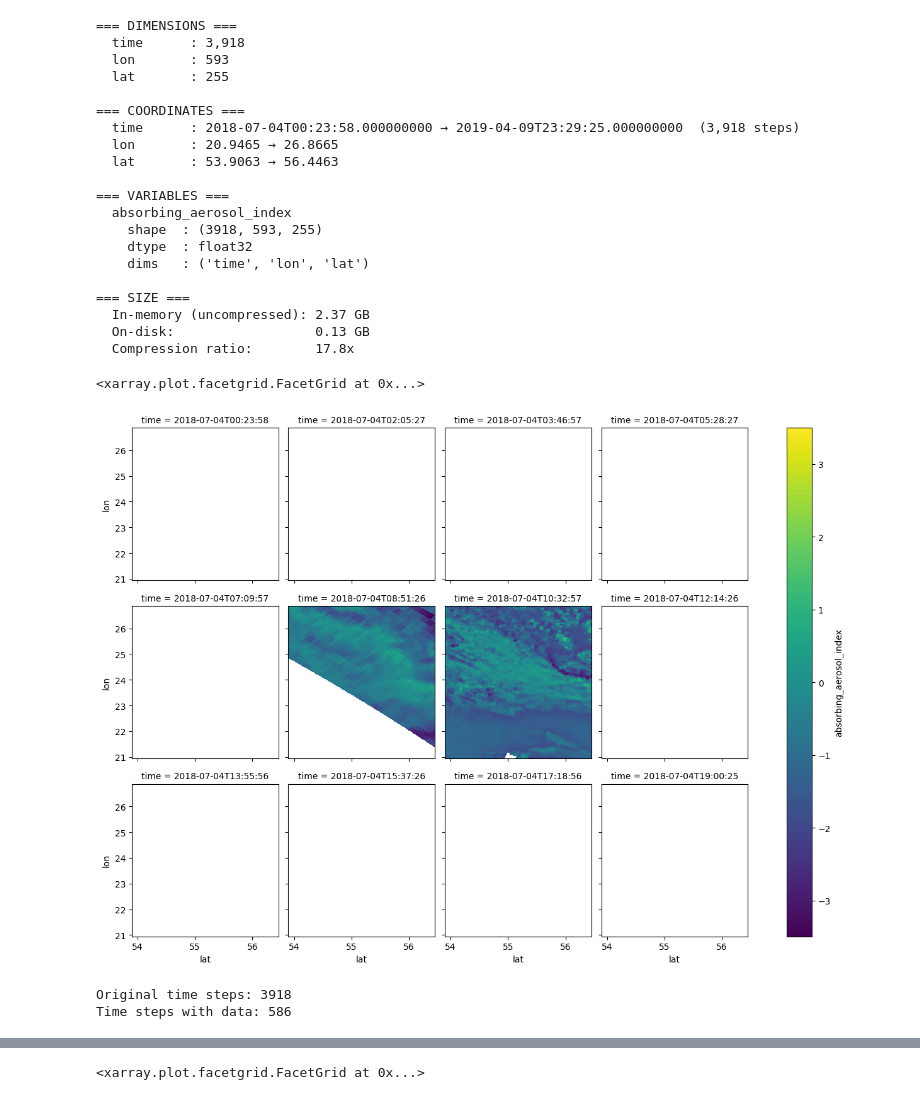
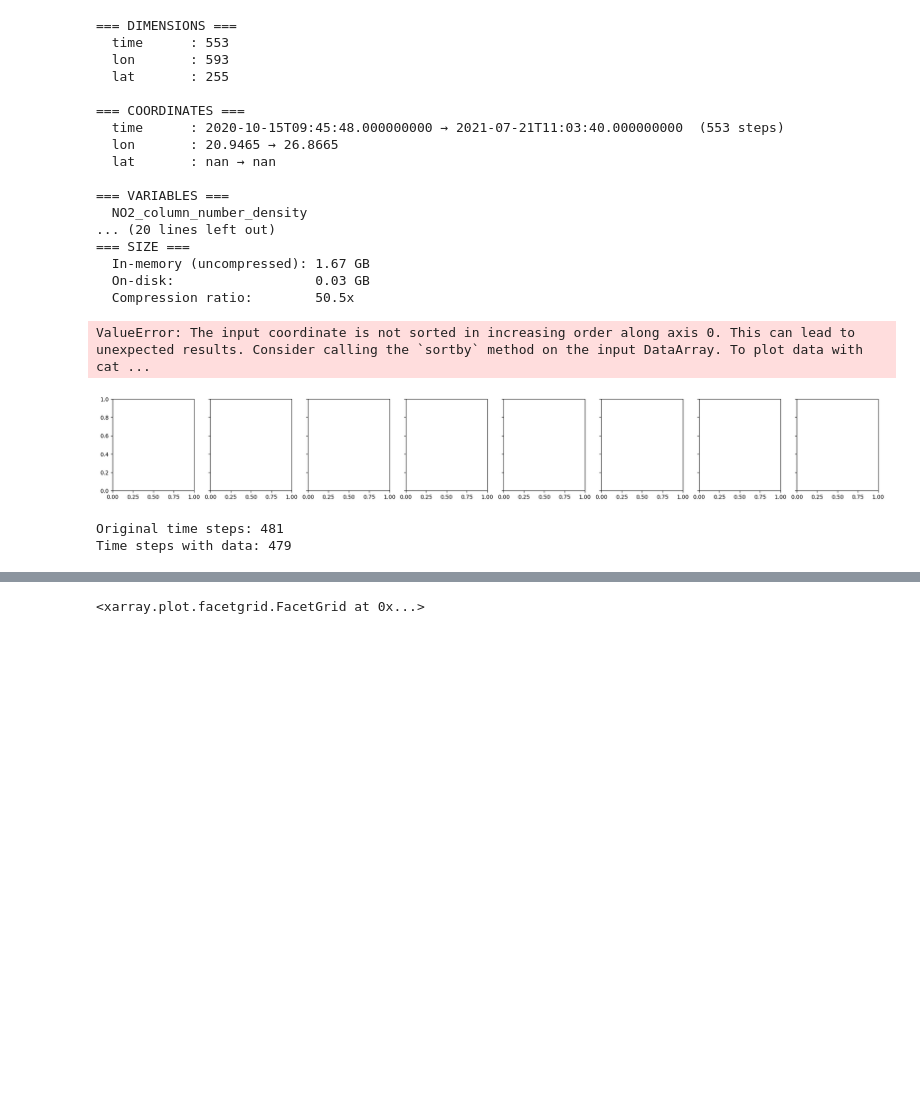
Before and after one commit to rugcer04/Duomenu_mokslo_projektas, a Jupyter notebook: code/python/sentinel/Sentinel_data_prep.ipynb, the cells around one changed output, grey strips where cells are left out. Cells and saved outputs as stored; diff of their text form; code cells hidden in the pictures; blank space fills up the shorter version.

```diff
--- a/code/python/sentinel/Sentinel_data_prep.ipynb
+++ b/code/python/sentinel/Sentinel_data_prep.ipynb
@@ -7,9 +7,9 @@ import os
 # %%
 base_path = Path(os.getcwd())
 repo_root = base_path.parents[2]
-FOLDER = f'{repo_root}\\..\\sentinel_data\\S5P_Aerosol_Index'
+FOLDER = f'{repo_root}\\..\\sentinel_data\\S5P_Nitrogen'
 nc_files = [f for f in os.listdir(FOLDER) if f.endswith('.nc')]
-first_file = os.path.join(FOLDER, nc_files[0])
+first_file = os.path.join(FOLDER, nc_files[3])
 ds = xr.open_dataset(first_file)
 # %%
 print("=== DIMENSIONS ===")
@@ -36,36 +36,33 @@ print(f"  On-disk:                  {os.path.getsize(first_file) / 1e9:.2f} GB")
 print(f"  Compression ratio:        {ds.nbytes / os.path.getsize(first_file):.1f}x")
 # %% [output]
 === DIMENSIONS ===
-  time      : 3,918
+  time      : 553
   lon       : 593
   lat       : 255
 
 === COORDINATES ===
-  time      : 2018-07-04T00:23:58.000000000 → 2019-04-09T23:29:25.000000000  (3,918 steps)
+  time      : 2020-10-15T09:45:48.000000000 → 2021-07-21T11:03:40.000000000  (553 steps)
   lon       : 20.9465 → 26.8665
-  lat       : 53.9063 → 56.4463
+  lat       : nan → nan
 
 === VARIABLES ===
-  absorbing_aerosol_index
-    shape  : (3918, 593, 255)
-    dtype  : float32
-    dims   : ('time', 'lon', 'lat')
-
+  NO2_column_number_density
+... (20 lines left out)
 === SIZE ===
-  In-memory (uncompressed): 2.37 GB
-  On-disk:                  0.13 GB
-  Compression ratio:        17.8x
+  In-memory (uncompressed): 1.67 GB
+  On-disk:                  0.03 GB
+  Compression ratio:        50.5x
 # %%
-ds['absorbing_aerosol_index'].isel(time=slice(0, 12)).plot(col='time', col_wrap=4, cmap='viridis')
+ds['NO2_column_number_density'].isel(time=slice(0, 8)).plot(col='time', col_wrap=8, cmap='viridis')
 # %% [output]
-<xarray.plot.facetgrid.FacetGrid at 0x...>
+ValueError: The input coordinate is not sorted in increasing order along axis 0. This can lead to unexpected results. Consider calling the `sortby` method on the input DataArray. To plot data with cat ...
-[figure, old version]
+[figure, new version]
 # %%
-mask = ~ds['absorbing_aerosol_index'].isnull().all(dim=['lat', 'lon'])
+mask = ~ds['cloud_base_pressure'].isnull().all(dim=['lat', 'lon'])
 ds_filtered = ds.sel(time=mask)
 print(f"Original time steps: {ds.time.size}")
 print(f"Time steps with data: {ds_filtered.time.size}")
 # %% [output]
-Original time steps: 3918
-Time steps with data: 586
+Original time steps: 481
+Time steps with data: 479
 # %%
```
Also changed, not shown: parts of 4 cells of this notebook, 2 other files.
